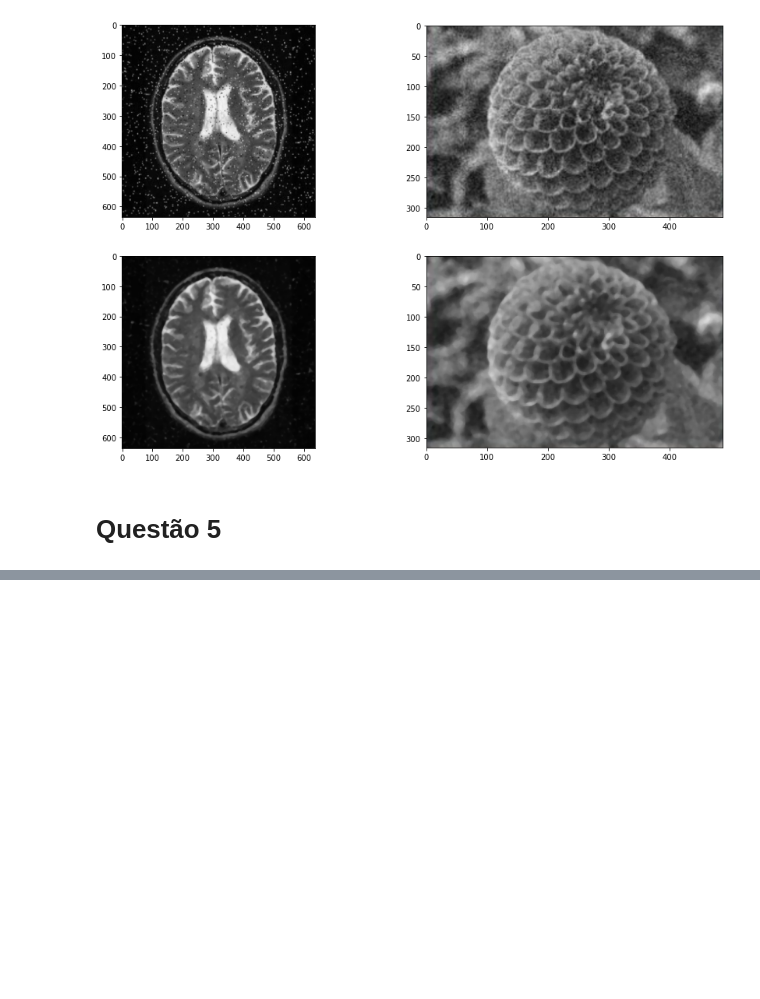
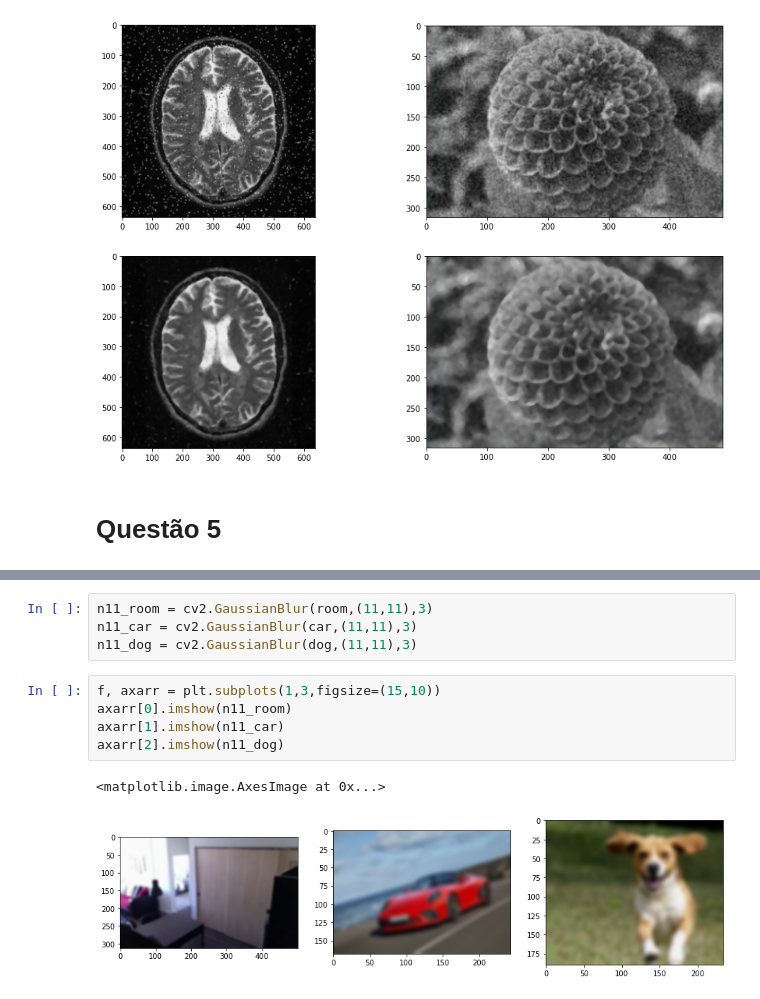
Before and after one commit to lucasmmassa/VisaoComputacional_PLE, a Jupyter notebook: lista1/Lista-1.ipynb, the cells around one changed output, grey strips where cells are left out. Saved outputs shown, nothing was run; the diff lists cells and outputs as text; blank space fills up the shorter version.

```diff
--- a/lista1/Lista-1.ipynb
+++ b/lista1/Lista-1.ipynb
@@ -295,0 +344,12 @@ axarr[1,1].imshow(median_noisy2,cmap='gray')
+# %%
+n11_room = cv2.GaussianBlur(room,(11,11),3)
+n11_car = cv2.GaussianBlur(car,(11,11),3)
+n11_dog = cv2.GaussianBlur(dog,(11,11),3)
+# %%
+f, axarr = plt.subplots(1,3,figsize=(15,10))
+axarr[0].imshow(n11_room)
+axarr[1].imshow(n11_car)
+axarr[2].imshow(n11_dog)
+# %% [output]
+<matplotlib.image.AxesImage at 0x...>
+[figure, added]
```
Also changed, not shown: parts of 9 cells of this notebook, 2 other files.
